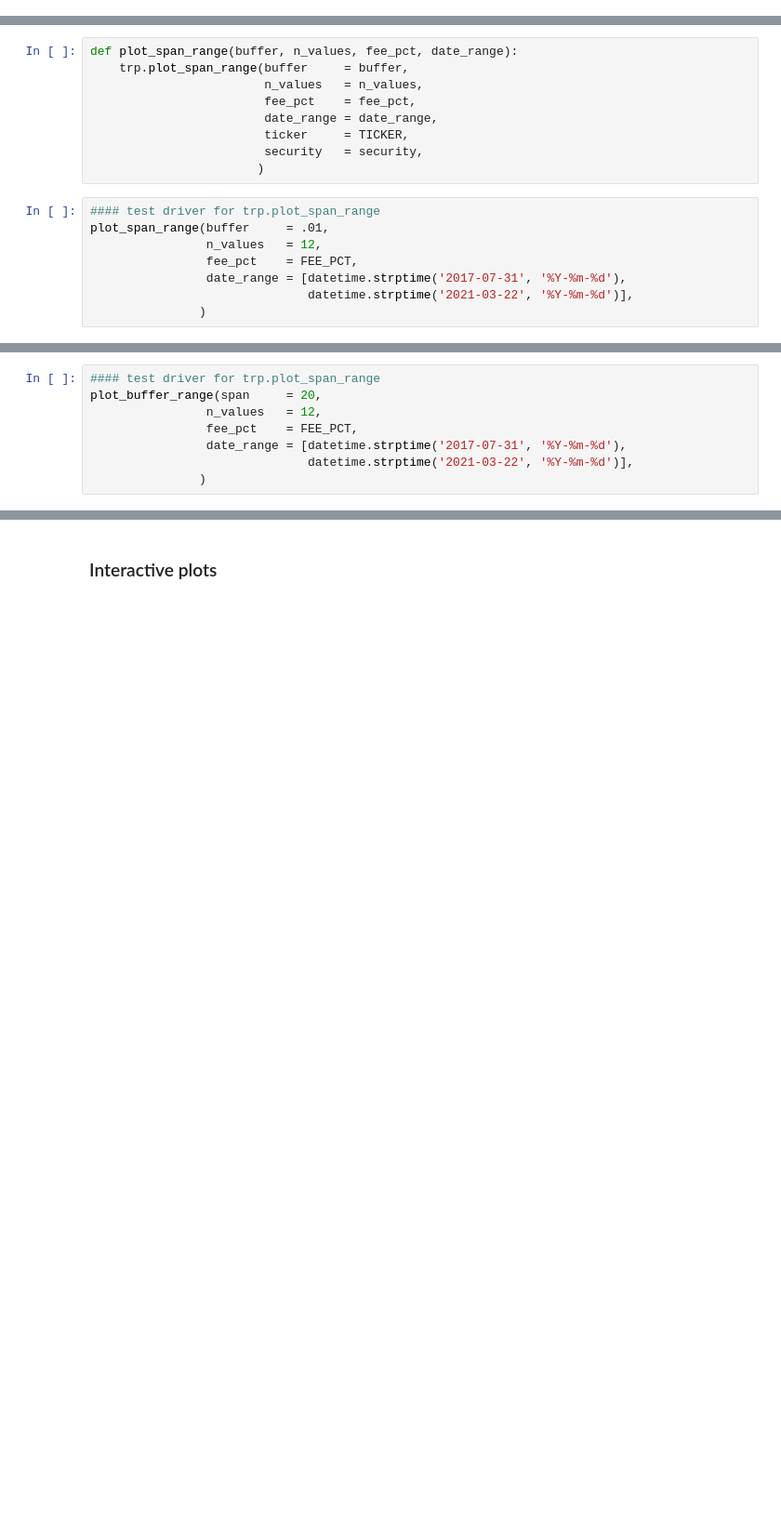
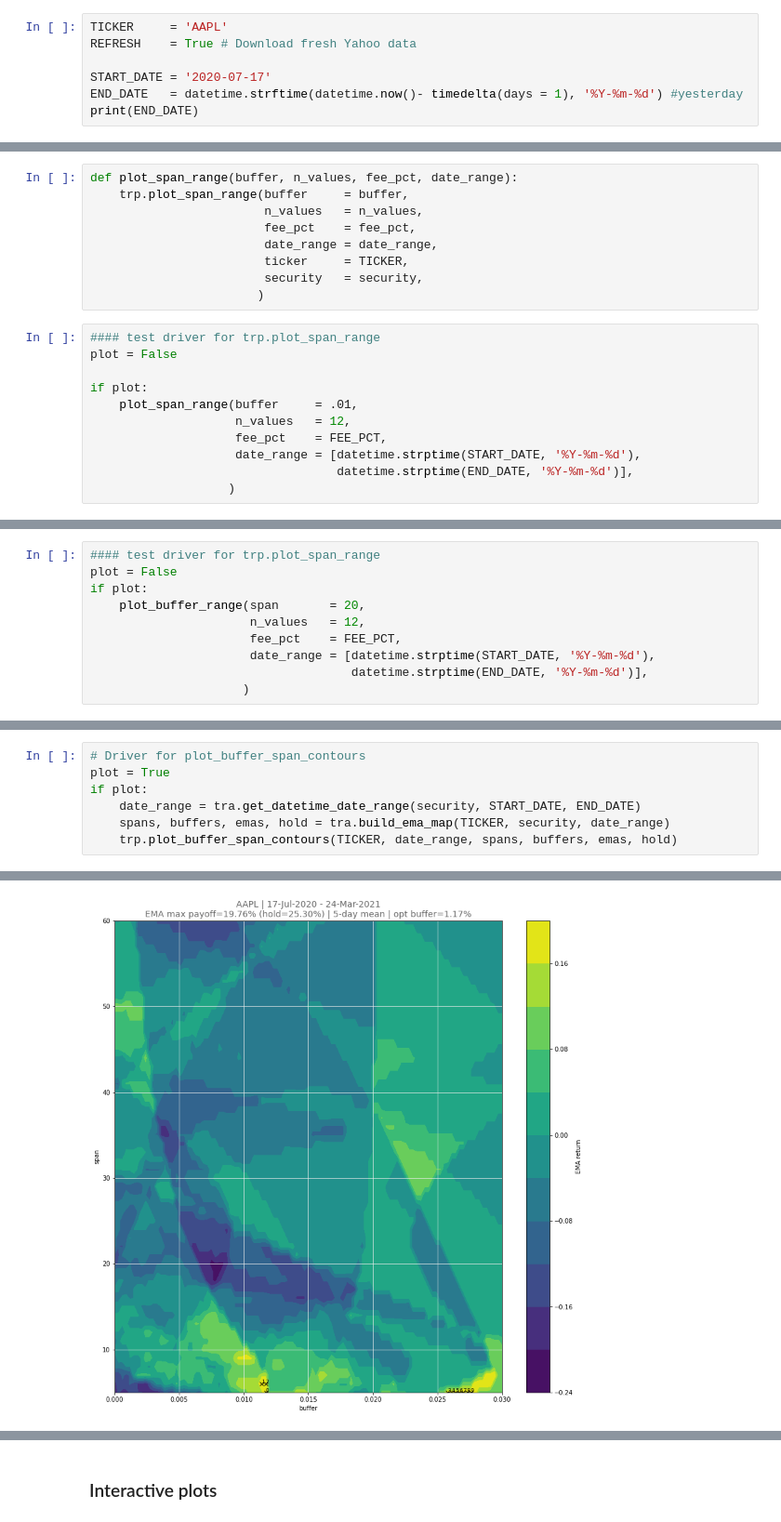
Before and after one commit to Ursuline/asset_management, a Jupyter notebook: moving_avg.ipynb, the cells around one changed output, grey strips where cells are left out. Shown at 93% size. Drawn from its saved outputs; the diff is of its cells as text; blank space fills up the shorter version.

```diff
--- a/moving_avg.ipynb
+++ b/moving_avg.ipynb
@@ -33,0 +32,7 @@ END_DATE   = '2021-03-24' # make today
+# %%
+TICKER     = 'AAPL'
+REFRESH    = True # Download fresh Yahoo data
+
+START_DATE = '2020-07-17'
+END_DATE   = datetime.strftime(datetime.now()- timedelta(days = 1), '%Y-%m-%d') #yesterday
+print(END_DATE)
@@ -131,9 +86,12 @@ def plot_span_range(buffer, n_values, fee_pct, date_range):
                        )
 # %%
 #### test driver for trp.plot_span_range
-plot_span_range(buffer     = .01,
-                n_values   = 12,
-                fee_pct    = FEE_PCT,
-                date_range = [datetime.strptime('2017-07-31', '%Y-%m-%d'),
-                              datetime.strptime('2021-03-22', '%Y-%m-%d')],
-               )
+plot = False
+
+if plot:
+    plot_span_range(buffer     = .01,
+                    n_values   = 12,
+                    fee_pct    = FEE_PCT,
+                    date_range = [datetime.strptime(START_DATE, '%Y-%m-%d'),
+                                  datetime.strptime(END_DATE, '%Y-%m-%d')],
+                   )
@@ -152,8 +107,10 @@ def plot_buffer_range(span, n_values, fee_pct, date_range):
 # %%
 #### test driver for trp.plot_span_range
-plot_buffer_range(span     = 20,
-                n_values   = 12,
-                fee_pct    = FEE_PCT,
-                date_range = [datetime.strptime('2017-07-31', '%Y-%m-%d'),
-                              datetime.strptime('2021-03-22', '%Y-%m-%d')],
-               )
+plot = False
+if plot:
+    plot_buffer_range(span       = 20,
+                      n_values   = 12,
+                      fee_pct    = FEE_PCT,
+                      date_range = [datetime.strptime(START_DATE, '%Y-%m-%d'),
+                                    datetime.strptime(END_DATE, '%Y-%m-%d')],
+                     )
@@ -215,0 +117,8 @@ plot_buffer_span_contours()
+# %%
+# Driver for plot_buffer_span_contours
+plot = True
+if plot:
+    date_range = tra.get_datetime_date_range(security, START_DATE, END_DATE)
+    spans, buffers, emas, hold = tra.build_ema_map(TICKER, security, date_range)
+    trp.plot_buffer_span_contours(TICKER, date_range, spans, buffers, emas, hold)
+# %% [output]
@@ -215,0 +135 @@ plot_buffer_span_contours()
+[figure, added]
```
Also changed, not shown: parts of 19 cells of this notebook, 4 other files.
